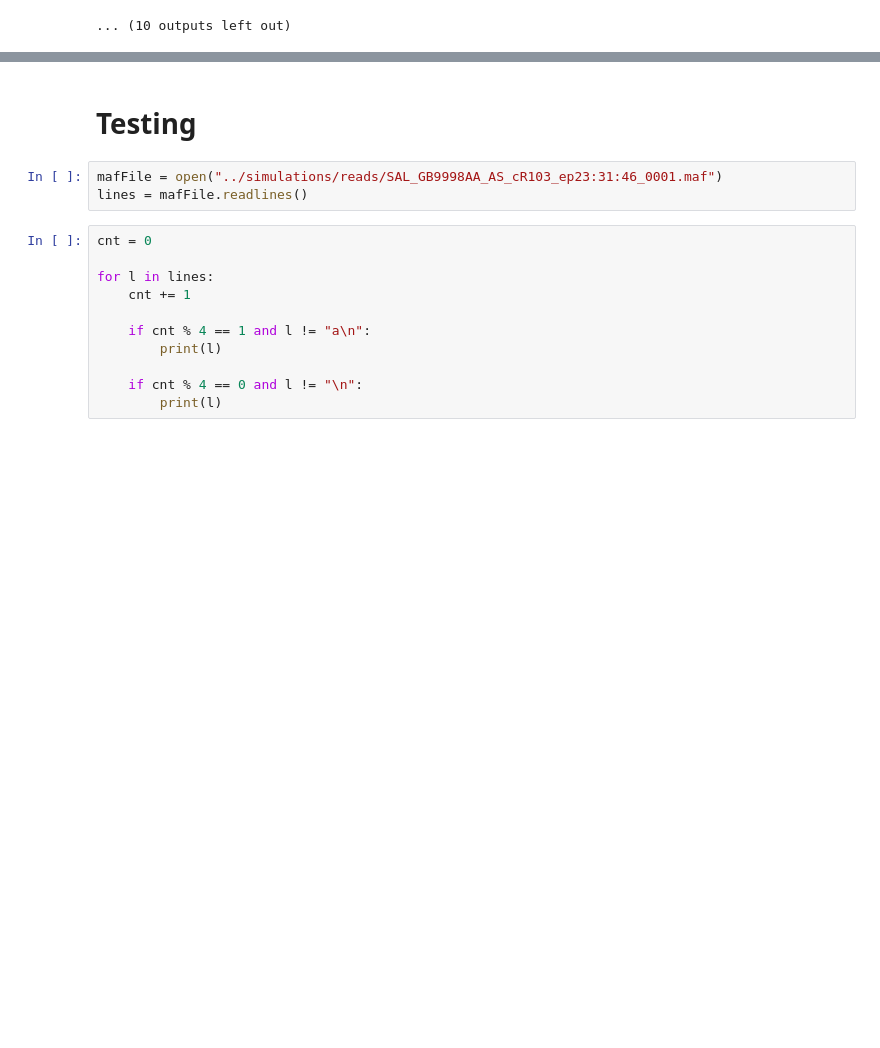
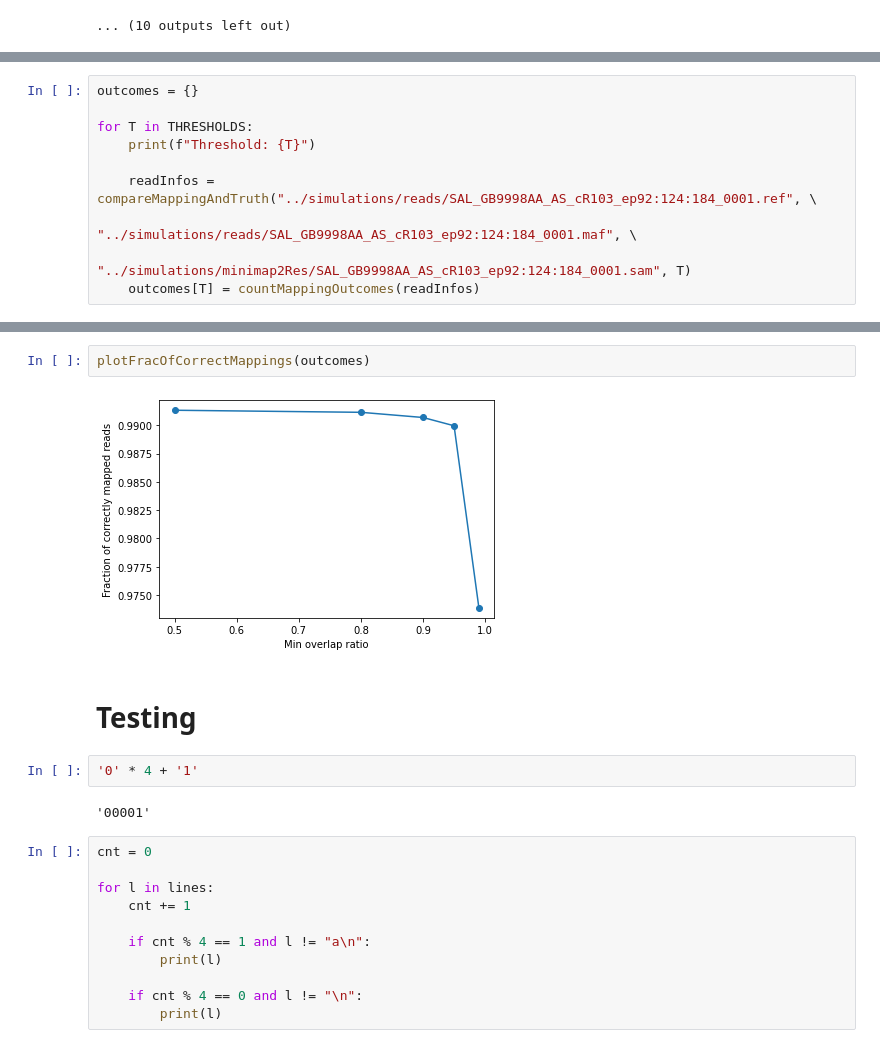
Before and after one commit to medvedevgroup/eskemap, a Jupyter notebook: SimilarityMeasures.ipynb, the cells around one changed output, grey strips where cells are left out. Drawn from its saved outputs; the diff is of its cells as text; blank space fills up the shorter version.

```diff
--- a/SimilarityMeasures.ipynb
+++ b/SimilarityMeasures.ipynb
@@ -779,0 +1075,10 @@ Mutation rate: 0.05
+# %%
+outcomes = {}
+
+for T in THRESHOLDS:
+    print(f"Threshold: {T}")
+
+    readInfos = compareMappingAndTruth("../simulations/reads/SAL_GB9998AA_AS_cR103_ep92:124:184_0001.ref", \
+                                   "../simulations/reads/SAL_GB9998AA_AS_cR103_ep92:124:184_0001.maf", \
+                                   "../simulations/minimap2Res/SAL_GB9998AA_AS_cR103_ep92:124:184_0001.sam", T)
+    outcomes[T] = countMappingOutcomes(readInfos)
@@ -780,8 +1103,13 @@ Mutation rate: 0.05
+# %%
+plotFracOfCorrectMappings(outcomes)
+# %% [output]
+[figure, added]
 # %% [markdown]
 # Testing
-# %%
-mafFile = open("../simulations/reads/SAL_GB9998AA_AS_cR103_ep23:31:46_0001.maf")
-lines = mafFile.readlines()
+# %%
+'0' * 4 + '1'
+# %% [output]
+'00001'
 # %%
 cnt = 0
 
```
Also changed, not shown: parts of 14 cells of this notebook, 2 other files.
